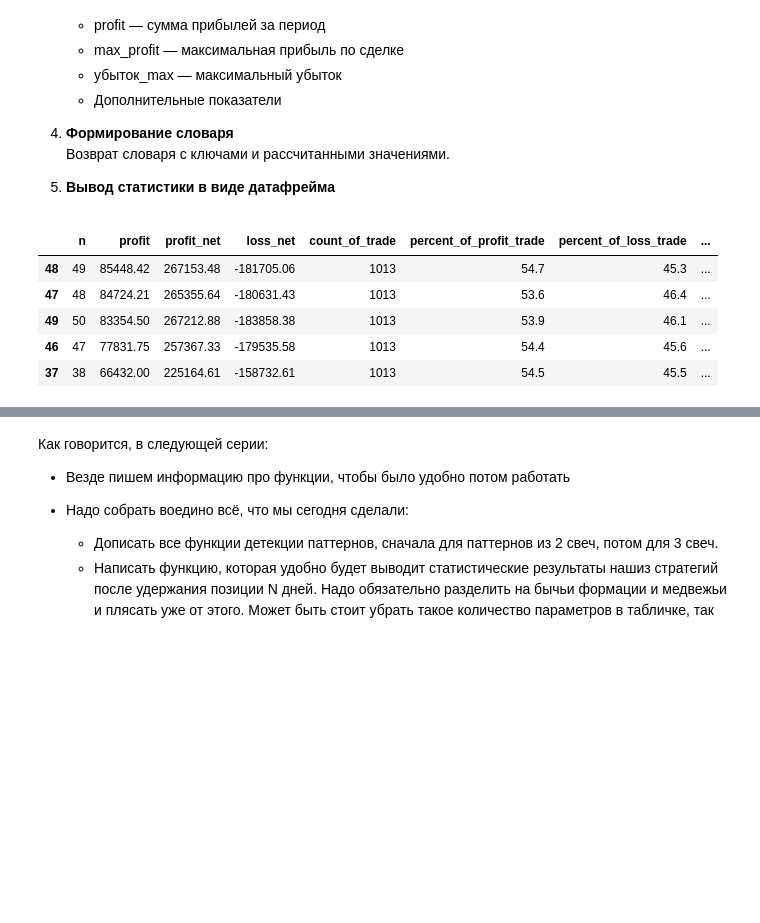
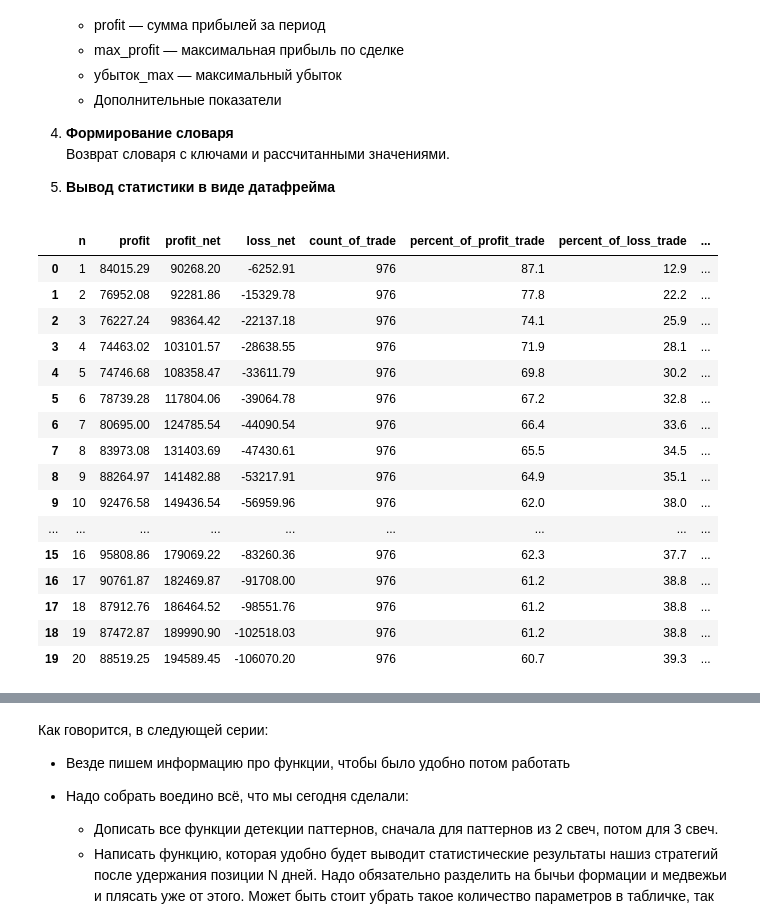
Before and after one commit to AlexKosuhin/AlgoTrading, a Jupyter notebook: Свечные паттерны/1.Обработка и детекция свечных паттернов.ipynb, the cells around one changed output, grey strips where cells are left out. Drawn from its saved outputs; the diff is of its cells as text; code cells hidden in the pictures; blank space fills up the shorter version.

```diff
--- a/Свечные паттерны/1.Обработка и детекция свечных паттернов.ipynb
+++ b/Свечные паттерны/1.Обработка и детекция свечных паттернов.ipynb
@@ -98,7 +108,6 @@ def sber_type(data):
 # %%
 sber_1h_bad = good_dataframe(sber, '1h')
-sber_1h_bad = sber_1h_bad.reset_index()
-sber_1h = sber_type(sber_1h_bad)
+sber_1h= sber_1h_bad.reset_index()
 sber_1h
 # %% [output]
 |  | time | open | high | low | close | volume |
@@ -471,15 +879,26 @@ def calculate_trade_statistics(data, full='NO'):
 
     return df
 # %%
-sber_1h_bull = detection_bullish_engulfing_pattern(sber_1h, filtr='2_loss_candle_before_pattern')
+sber_1h_bull = detection_bullish_engulfing_pattern(sber_1h, filtr='2_grow_candle_after_pattern')
 new = calculate_trade_statistics(sber_1h_bull, full='YES')
-new.head()
+new.head(20)
 # %% [output]
 |  | n | profit | profit_net | loss_net | count_of_trade | percent_of_profit_trade | percent_of_loss_trade | ... |
-| 48 | 49 | 85448.42 | 267153.48 | -181705.06 | 1013 | 54.7 | 45.3 | ... |
-| 47 | 48 | 84724.21 | 265355.64 | -180631.43 | 1013 | 53.6 | 46.4 | ... |
-| 49 | 50 | 83354.50 | 267212.88 | -183858.38 | 1013 | 53.9 | 46.1 | ... |
-| 46 | 47 | 77831.75 | 257367.33 | -179535.58 | 1013 | 54.4 | 45.6 | ... |
-| 37 | 38 | 66432.00 | 225164.61 | -158732.61 | 1013 | 54.5 | 45.5 | ... |
+| 0 | 1 | 84015.29 | 90268.20 | -6252.91 | 976 | 87.1 | 12.9 | ... |
+| 1 | 2 | 76952.08 | 92281.86 | -15329.78 | 976 | 77.8 | 22.2 | ... |
+| 2 | 3 | 76227.24 | 98364.42 | -22137.18 | 976 | 74.1 | 25.9 | ... |
+| 3 | 4 | 74463.02 | 103101.57 | -28638.55 | 976 | 71.9 | 28.1 | ... |
+| 4 | 5 | 74746.68 | 108358.47 | -33611.79 | 976 | 69.8 | 30.2 | ... |
+| 5 | 6 | 78739.28 | 117804.06 | -39064.78 | 976 | 67.2 | 32.8 | ... |
+| 6 | 7 | 80695.00 | 124785.54 | -44090.54 | 976 | 66.4 | 33.6 | ... |
+| 7 | 8 | 83973.08 | 131403.69 | -47430.61 | 976 | 65.5 | 34.5 | ... |
+| 8 | 9 | 88264.97 | 141482.88 | -53217.91 | 976 | 64.9 | 35.1 | ... |
+| 9 | 10 | 92476.58 | 149436.54 | -56959.96 | 976 | 62.0 | 38.0 | ... |
+| ... | ... | ... | ... | ... | ... | ... | ... | ... |
+| 15 | 16 | 95808.86 | 179069.22 | -83260.36 | 976 | 62.3 | 37.7 | ... |
+| 16 | 17 | 90761.87 | 182469.87 | -91708.00 | 976 | 61.2 | 38.8 | ... |
+| 17 | 18 | 87912.76 | 186464.52 | -98551.76 | 976 | 61.2 | 38.8 | ... |
+| 18 | 19 | 87472.87 | 189990.90 | -102518.03 | 976 | 61.2 | 38.8 | ... |
+| 19 | 20 | 88519.25 | 194589.45 | -106070.20 | 976 | 60.7 | 39.3 | ... |
 # %%
 import seaborn as sns
```
Also changed, not shown: parts of 15 cells of this notebook, 1 other file.
